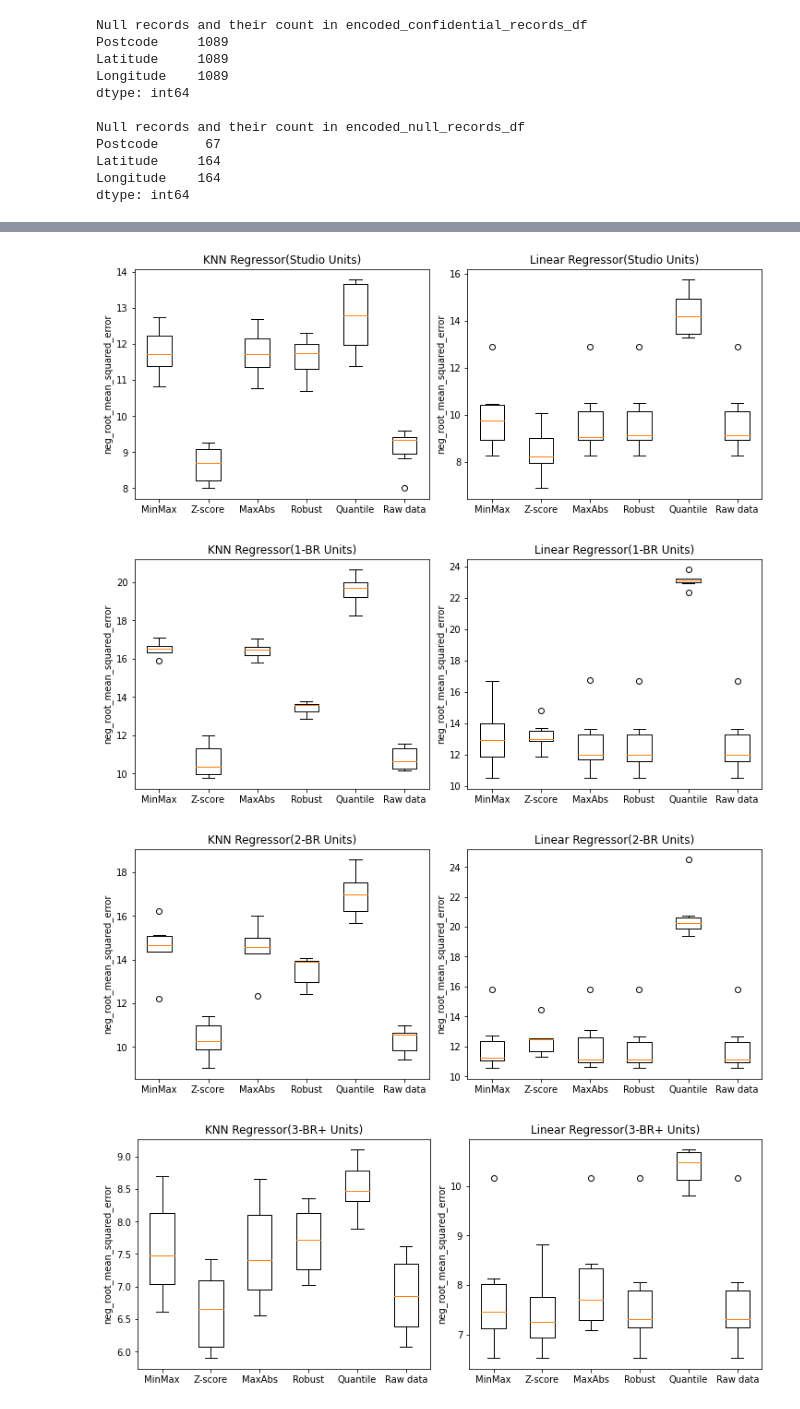
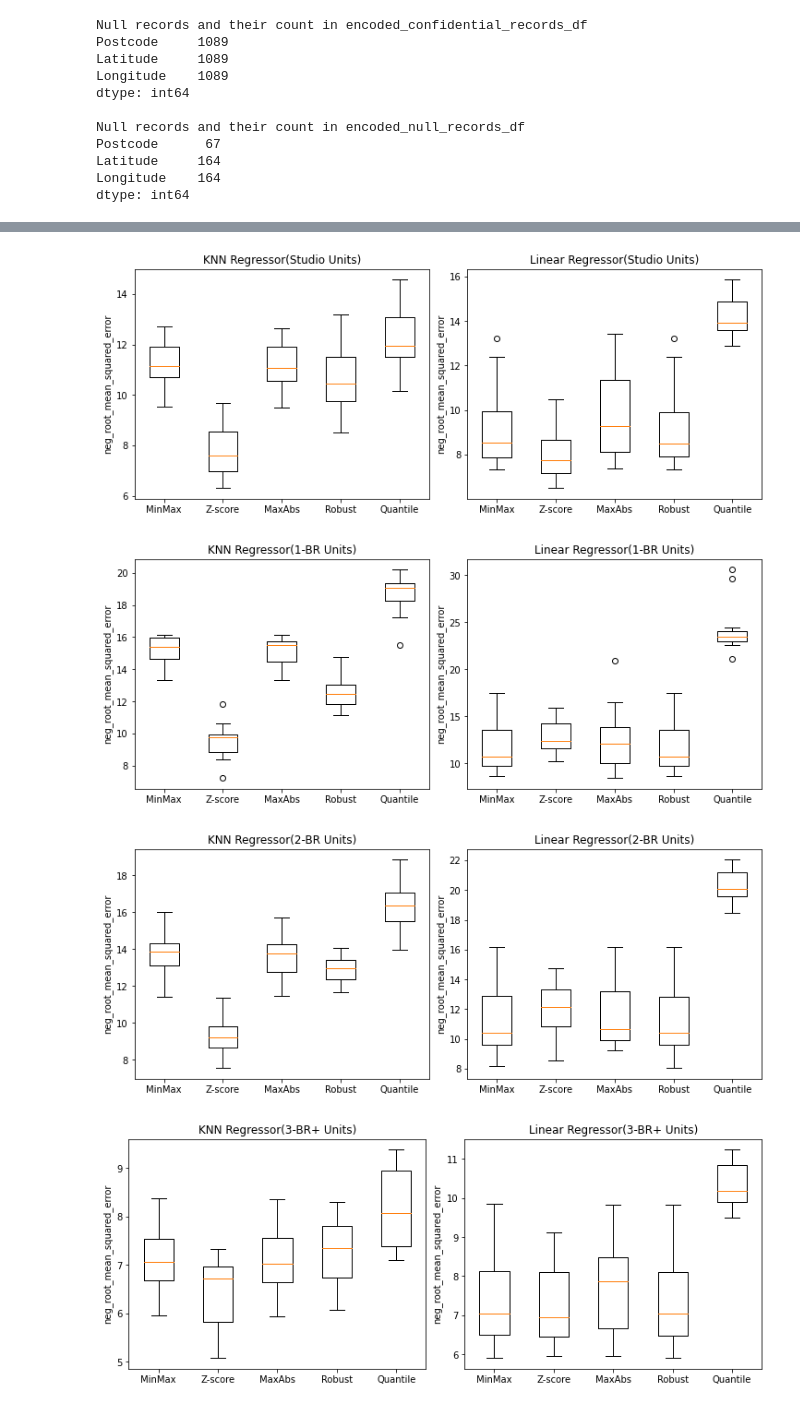
Before and after one commit to tejusrevi/nyc-housing, a Jupyter notebook: project.ipynb, the cells around one changed output, grey strips where cells are left out. Drawn from its saved outputs; the diff is of its cells as text; code cells hidden in the pictures.

```diff
--- a/project.ipynb
+++ b/project.ipynb
@@ -713,12 +746,9 @@ def find_best_learning_strategy(df, attr_to_predict, scaling_strategies, models,
             # apply scaling technique
             X_t = scaling_strategies[j][1].fit_transform(X)
             y = df[attr_to_predict].to_numpy()
-            cv = RepeatedKFold(n_splits=2, n_repeats=3, random_state=1)
+            cv = RepeatedKFold(n_splits=4, n_repeats=3, random_state=1)
             scores = cross_val_score(model, X_t, y, scoring=evaluation_criteria, cv=cv, n_jobs=-1)
             results_for_model[scaling_strategies[j][0]] = [abs(elem) for elem in scores]
-        cv = RepeatedKFold(n_splits=2, n_repeats=3, random_state=1)
-        scores = cross_val_score(model, X, y, scoring=evaluation_criteria, cv=cv, n_jobs=-1)
-        results_for_model['Raw data'] = [abs(elem) for elem in scores]
 
         # Plot boxplot with evaluation criteria scores
         ax[i].boxplot(results_for_model.values())
@@ -1078,7 +1130,7 @@ For eg,
 
 outliers['Extremely Low Income Units'] contains a dataframe where 'Extremely Low Income Units' contain all outliers in that attribute.
 # %%
-
+df_outliers_upper_bound = df.copy()
 # Iterate through outliers.keys(). (ie, attributes that contain outliers)
 for i in outliers.keys():
     # Replace Postcode with neighborhoods
@@ -1120,4 +1172,4 @@ The best learning strategy for 3-BR+ Units is KNeighborsRegressor(n_neighbors=3)
-[figure, old version]
+[figure, new version]
-[figure, old version]
+[figure, new version]
-[figure, old version]
+[figure, new version]
-[figure, old version]
+[figure, new version]
```
Also changed, not shown: parts of 38 cells of this notebook.
